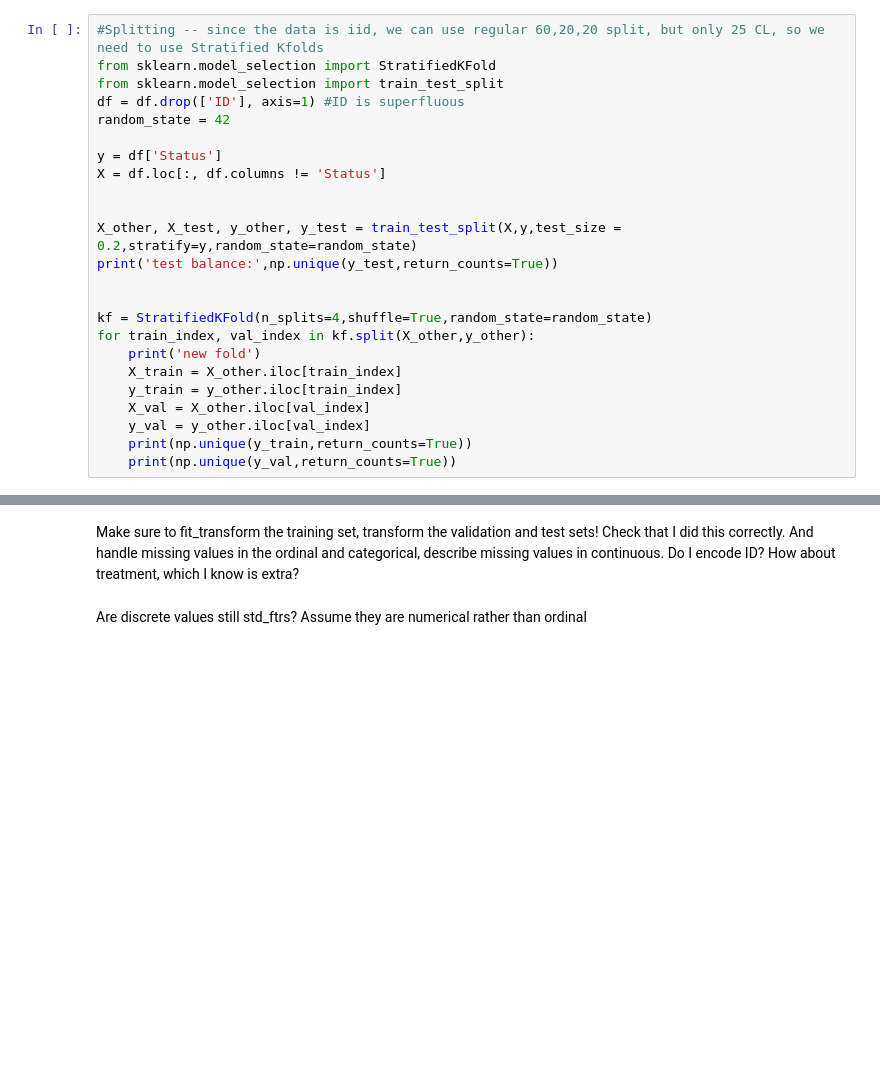
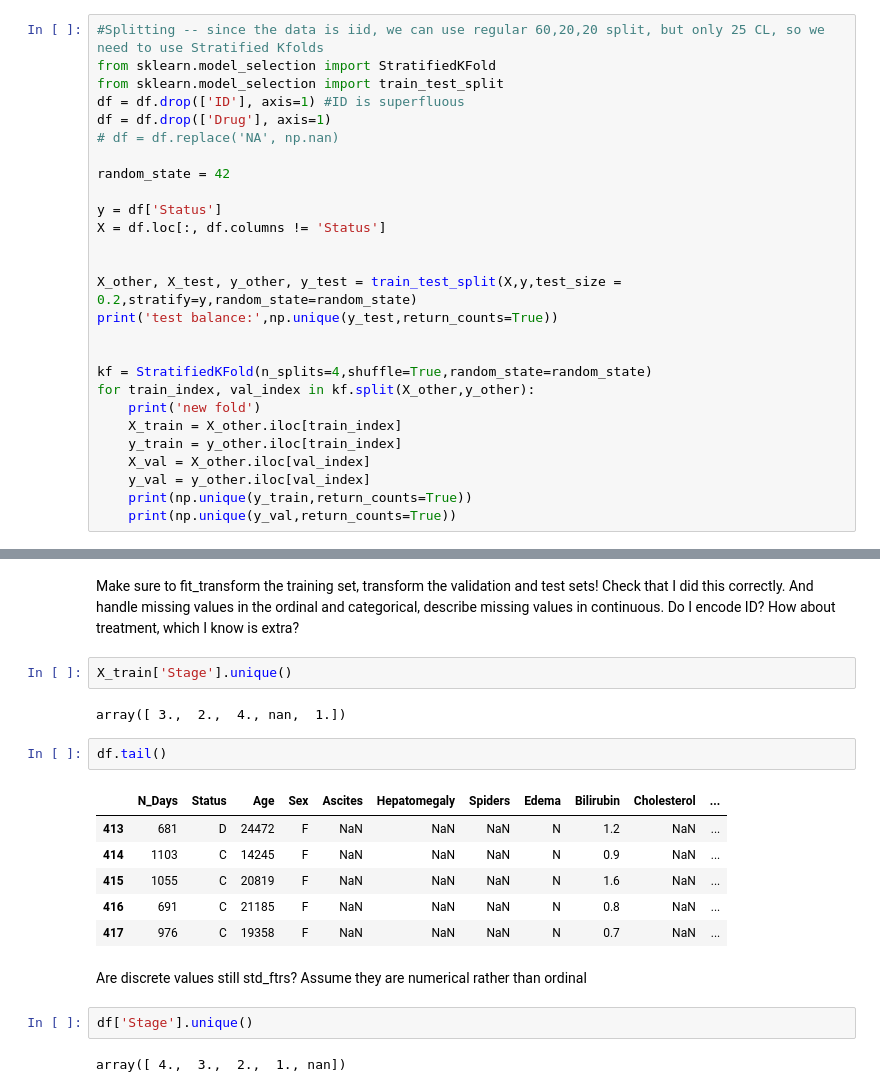
Before and after one commit to alexweitzman5/midterm-project, a Jupyter notebook: Midterm.ipynb, the cells around one changed output, grey strips where cells are left out. Cells and saved outputs as stored; diff of their text form; blank space fills up the shorter version.

```diff
--- a/Midterm.ipynb
+++ b/Midterm.ipynb
@@ -255,6 +255,9 @@ To add with EDA -- fix titles and choose best, continuous versus continuous scat
 from sklearn.model_selection import StratifiedKFold
 from sklearn.model_selection import train_test_split
 df = df.drop(['ID'], axis=1) #ID is superfluous
+df = df.drop(['Drug'], axis=1)
+# df = df.replace('NA', np.nan)
+
 random_state = 42
 
 y = df['Status']
@@ -299,8 +302,25 @@ print(len(X_val))
 83
 # %% [markdown]
 Make sure to fit_transform the training set, transform the validation and test sets! Check that I did this correctly. And handle missing values in the ordinal and categorical, describe missing values in continuous. Do I encode ID? How about treatment, which I know is extra?
+# %%
+X_train['Stage'].unique()
+# %% [output]
+array([ 3.,  2.,  4., nan,  1.])
+# %%
+df.tail()
+# %% [output]
+|  | N_Days | Status | Age | Sex | Ascites | Hepatomegaly | Spiders | Edema | Bilirubin | Cholesterol | ... |
+| 413 | 681 | D | 24472 | F | NaN | NaN | NaN | N | 1.2 | NaN | ... |
+| 414 | 1103 | C | 14245 | F | NaN | NaN | NaN | N | 0.9 | NaN | ... |
+| 415 | 1055 | C | 20819 | F | NaN | NaN | NaN | N | 1.6 | NaN | ... |
+| 416 | 691 | C | 21185 | F | NaN | NaN | NaN | N | 0.8 | NaN | ... |
+| 417 | 976 | C | 19358 | F | NaN | NaN | NaN | N | 0.7 | NaN | ... |
 # %% [markdown]
 Are discrete values still std_ftrs? Assume they are numerical rather than ordinal
+# %%
+df['Stage'].unique()
+# %% [output]
+array([ 4.,  3.,  2.,  1., nan])
 # %%
 from sklearn.model_selection import train_test_split
 from sklearn.compose import ColumnTransformer
```
Also changed, not shown: parts of 2 cells of this notebook, 1 other file.
